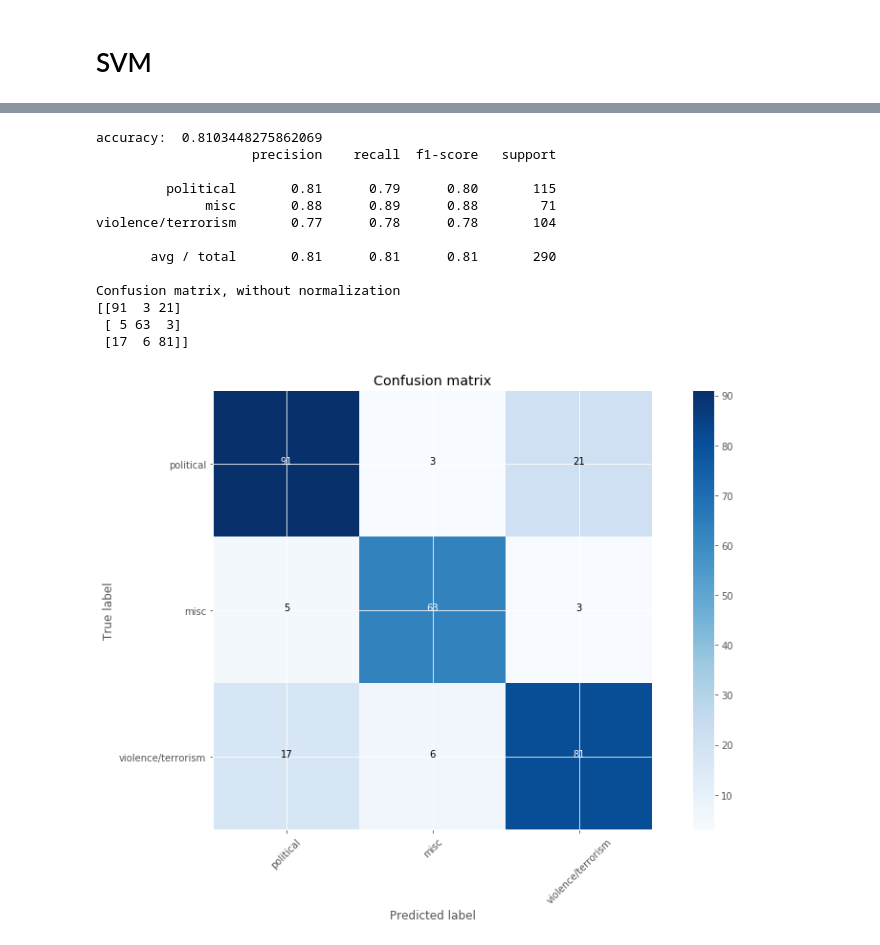
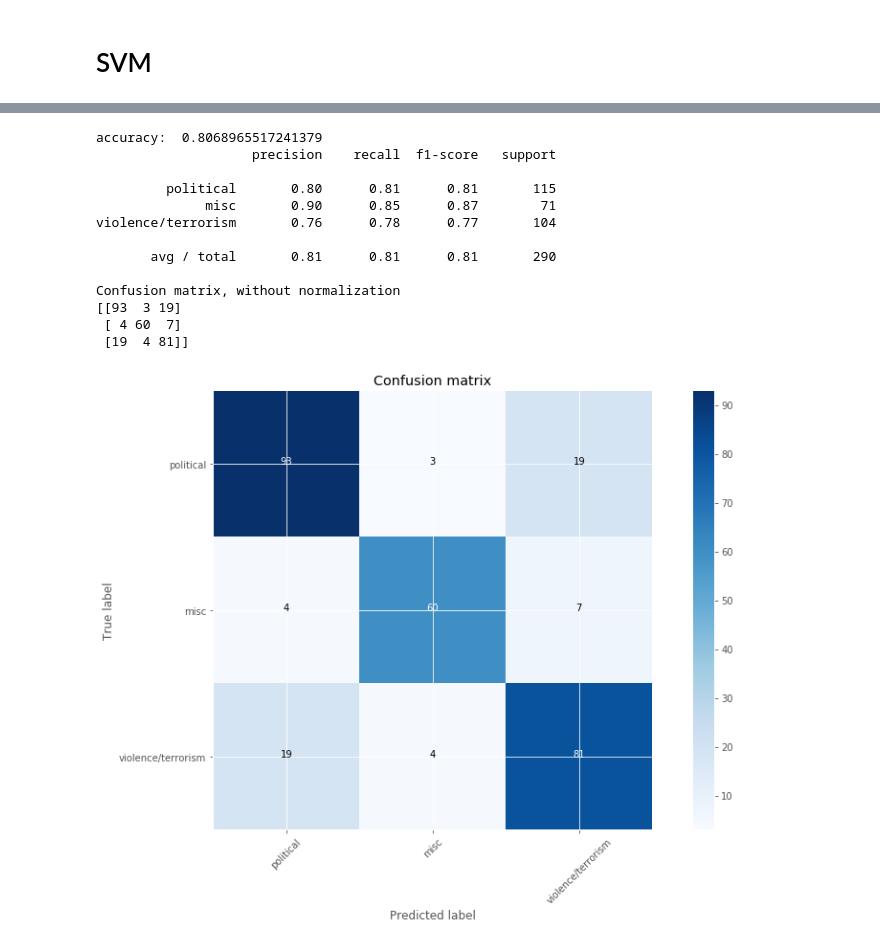
Before and after one commit to YorkUIRLab/eosdb, a Jupyter notebook: experiment/TopicClassificationPrediction.ipynb, the cells around one changed output, grey strips where cells are left out. Saved outputs shown, nothing was run; the diff lists cells and outputs as text; code cells hidden in the pictures.

```diff
--- a/experiment/TopicClassificationPrediction.ipynb
+++ b/experiment/TopicClassificationPrediction.ipynb
@@ -92,20 +96,3 @@ def plot_confusion_matrix(cm, classes,
     plt.xlabel('Predicted label')
 # %% [markdown]
 ## Text Vector-representation (Bag of Words)
-# %%
-topic_corpus = []
-
-for index, row in topic_df.iloc[ :, 2:32].iterrows():
-    topic_corpus.append(u' '.join(row.tolist()))
-
-# topic_corpus
-
-# Step 1: learn vocabulary of topics
-vectorizer = CountVectorizer()
-vectorizer.fit(topic_corpus)
-# vectorizer.get_feature_names()
-
-# Step 2: Vectorize the topic documents - dtm = document-token matrix
-X_dtm = vectorizer.transform(topic_corpus)
-
-# pd.DataFrame(data=X_dtm.toarray(), columns=vectorizer.get_feature_names(), index=topic_df['0'])
@@ -125,7 +110,7 @@ print(len(X_test), len(y_test))
 290 290
 # %%
 vect = CountVectorizer(min_df=2)
-# vect = TfidfVectorizer(norm='l2')
+vect = TfidfVectorizer(norm='l2')
 X_train_dtm = vect.fit_transform(X_train)
 X_test_dtm = vect.transform(X_test)
 
@@ -512,41 +497,41 @@ Confusion matrix, without normalization
 # %%
 
 
 # https://www.kdnuggets.com/2016/10/beginners-guide-neural-networks-python-scikit-learn.html/2
 def MLPClassifier (X_train_dtm, X_test_dtm, y_train, y_test):
     from sklearn.neural_network import MLPClassifier
 
-    clf = MLPClassifier(hidden_layer_sizes=(30,30,30))
+    clf = MLPClassifier(hidden_layer_sizes=(30,20,20))
     clf.fit(X_train_dtm, y_train)
     # Evaluate
     y_pred_test = clf.predict(X_test_dtm)
 
     accuracy = accuracy_score(y_pred=y_pred_test, y_true=y_test)
     CM = confusion_matrix(y_pred=y_pred_test, y_true=y_test)
     print('accuracy: ', accuracy)
     print(metrics.classification_report(y_test, y_pred_test, target_names=list(label_cat.keys())))
 
     # Plot normalized confusion matrix
     plt.figure(figsize=(12,8))
     plot_confusion_matrix(CM, classes=label_cat.keys(), title='Confusion matrix')
     plt.show()
 
 MLPClassifier(X_train_dtm, X_test_dtm, y_train, y_test)
 # %% [output]
-accuracy:  0.8103448275862069
+accuracy:  0.8068965517241379
                     precision    recall  f1-score   support
 
-         political       0.81      0.79      0.80       115
-              misc       0.88      0.89      0.88        71
-violence/terrorism       0.77      0.78      0.78       104
+         political       0.80      0.81      0.81       115
+              misc       0.90      0.85      0.87        71
+violence/terrorism       0.76      0.78      0.77       104
 
        avg / total       0.81      0.81      0.81       290
 
 Confusion matrix, without normalization
-[[91  3 21]
- [ 5 63  3]
- [17  6 81]]
+[[93  3 19]
+ [ 4 60  7]
+ [19  4 81]]
-[figure, old version]
+[figure, new version]
 # %%
 # def predict_topic(model, doc):
 #     prediction = model.predict(vect.transform(doc))[0]
```
Also changed, not shown: parts of 12 cells of this notebook.
